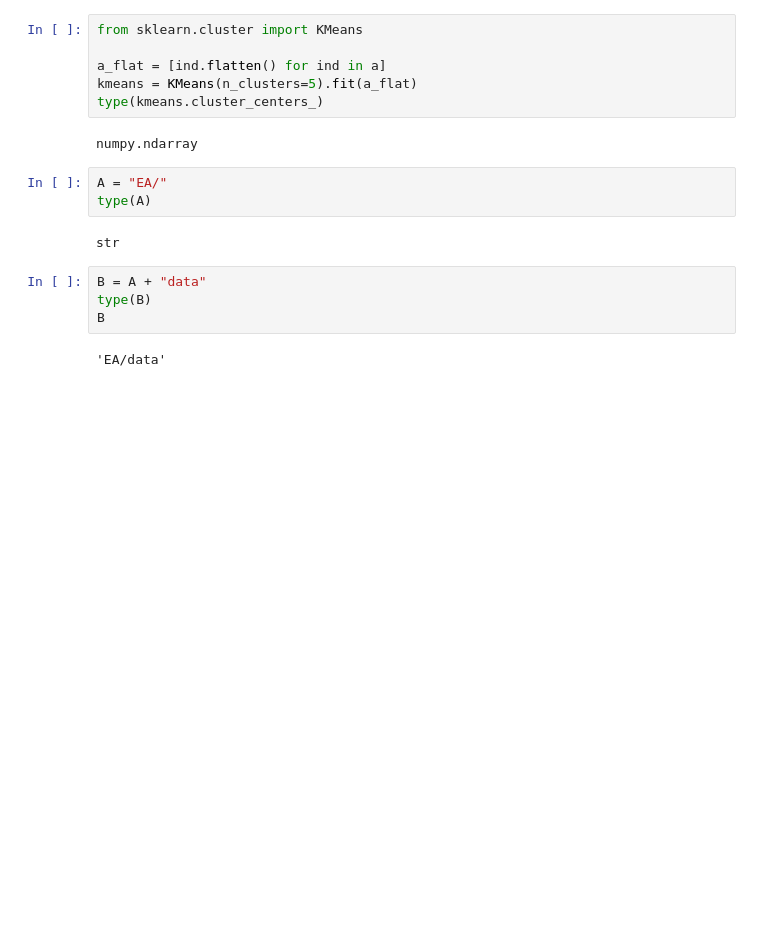
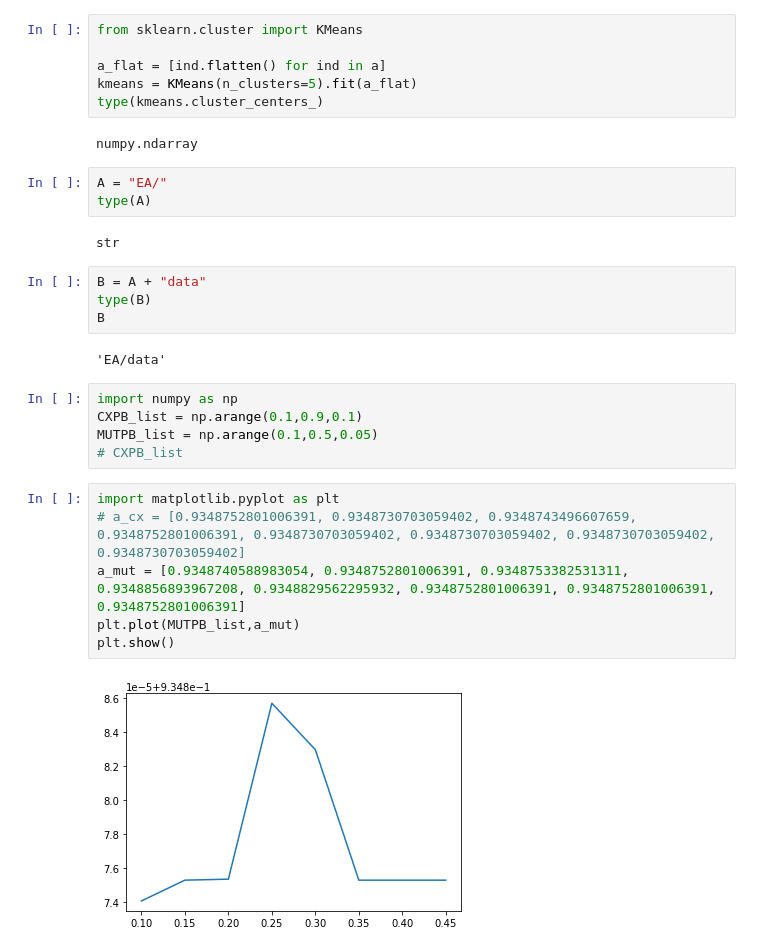
Before and after one commit to amw-18/Shell-AI-Hackathon, a Jupyter notebook: EA/rough1.ipynb, the cells around one changed output. Cells and saved outputs as stored; diff of their text form; blank space fills up the shorter version.

```diff
--- a/EA/rough1.ipynb
+++ b/EA/rough1.ipynb
@@ -76,3 +76,16 @@ type(B)
 B
 # %% [output]
 'EA/data'
+# %%
+import numpy as np
+CXPB_list = np.arange(0.1,0.9,0.1)
+MUTPB_list = np.arange(0.1,0.5,0.05)
+# CXPB_list
+# %%
+import matplotlib.pyplot as plt
+# a_cx = [0.9348752801006391, 0.9348730703059402, 0.9348743496607659, 0.9348752801006391, 0.9348730703059402, 0.9348730703059402, 0.9348730703059402, 0.9348730703059402]
+a_mut = [0.9348740588983054, 0.9348752801006391, 0.9348753382531311, 0.9348856893967208, 0.9348829562295932, 0.9348752801006391, 0.9348752801006391, 0.9348752801006391]
+plt.plot(MUTPB_list,a_mut)
+plt.show()
+# %% [output]
+[figure, added]
```
Also changed, not shown: parts of 3 cells of this notebook, 9 other files.
